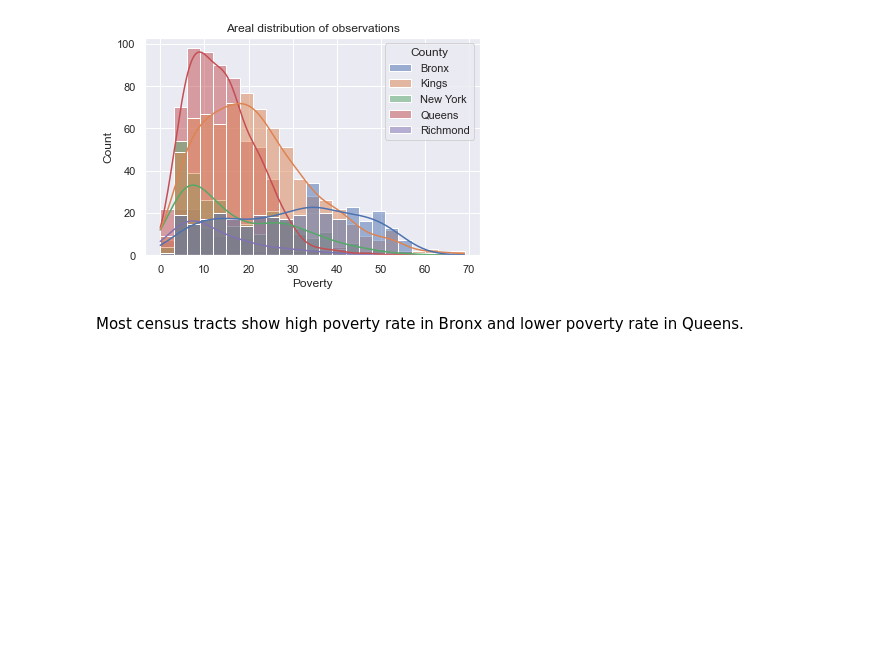
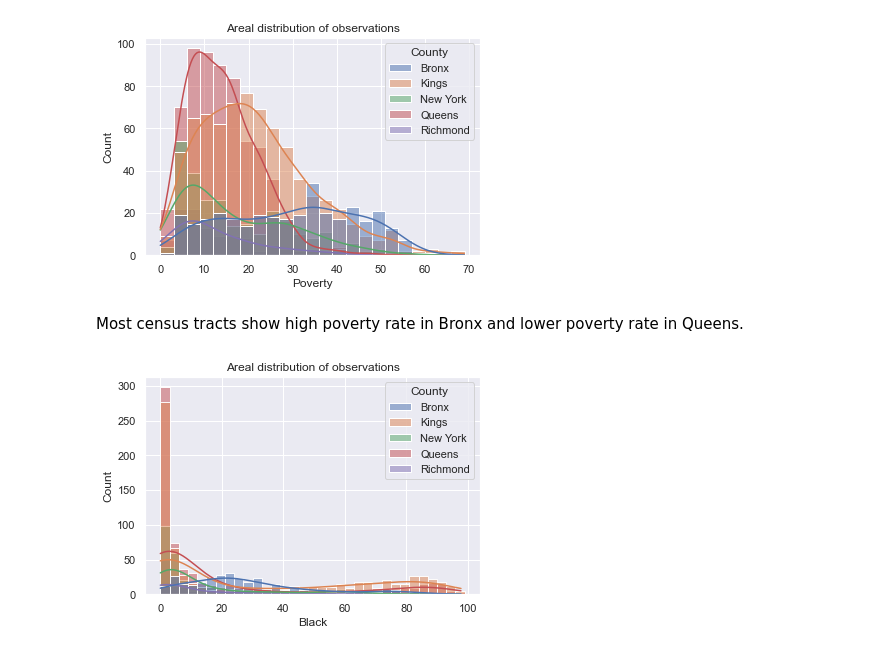
Before and after one commit to KatinkaKlepsch/model_based_ML, a Jupyter notebook: exploratory notebook.ipynb, the cells around one changed output. Drawn from its saved outputs; the diff is of its cells as text; code cells hidden in the pictures; blank space fills up the shorter version.

```diff
--- a/exploratory notebook.ipynb
+++ b/exploratory notebook.ipynb
@@ -114,8 +113,6 @@ We can see that the most census tracts have been made in King and Queens. Lowest
 The pedestrian injuries are now investigated in the different areas.
 # %%
 # Number of injuries pr county
-sns.set(style="darkgrid")
-sns.set(rc={'figure.figsize':(20,14)})
 sns.displot(df_viz, x="ped_injury_5to18", hue="County", stat="probability", aspect=19.7/10.27)
 sns.displot(df_viz, x="ped_injury_5to18", hue="County", element="step", aspect=19.7/10.27)
 # %% [output]
@@ -184,3 +178,12 @@ plt.show()
 [figure]
 # %% [markdown]
 Most census tracts show high poverty rate in Bronx and lower poverty rate in Queens.
+# %%
+fig, ax = plt.subplots(1,1)
+
+sns.histplot(df_merged, x="Black", binwidth=3, kde=True, hue = 'County')
+
+plt.title("Areal distribution of observations")
+plt.show()
+# %% [output]
+[figure, added]
```
Also changed, not shown: parts of 4 cells of this notebook.
